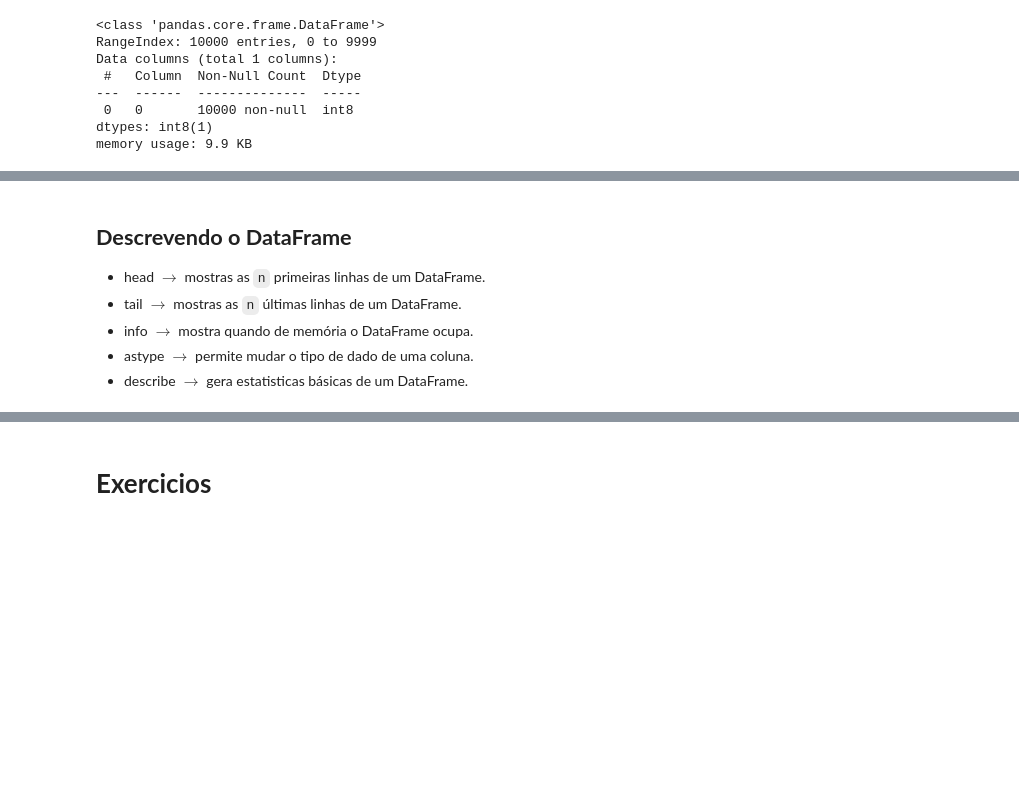
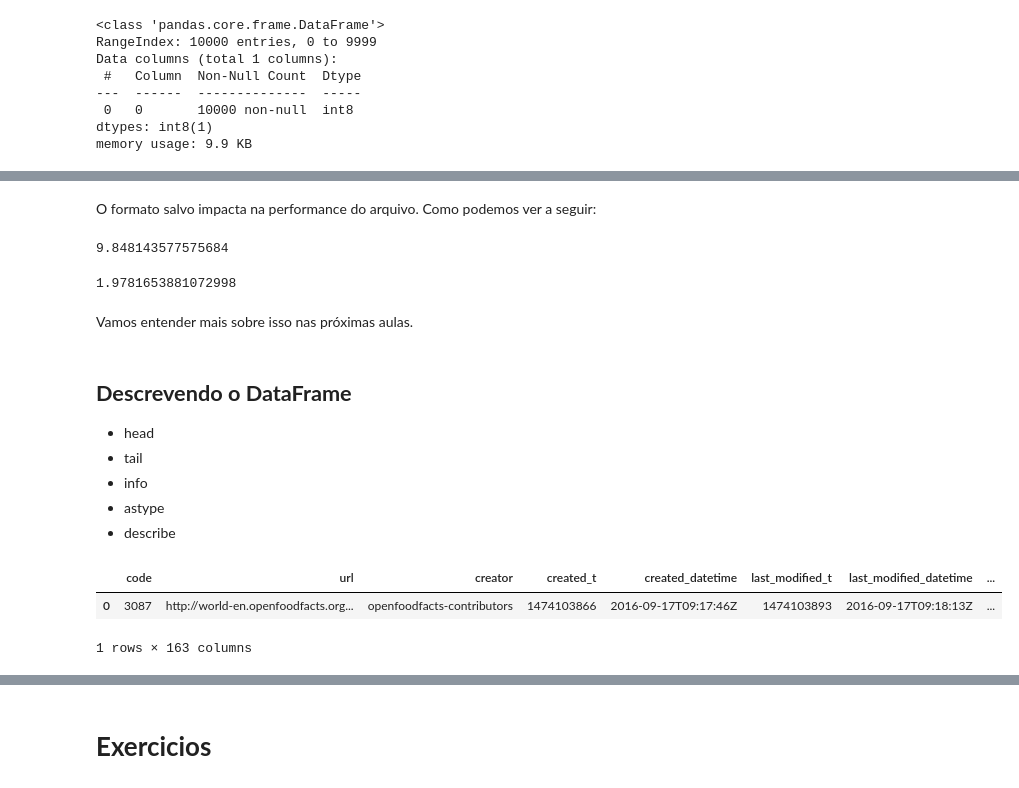
Before and after one commit to rocabrera/curso_ml, a Jupyter notebook: semana_1/intro_pandas_gabarito.ipynb, the cells around one changed output, grey strips where cells are left out. Saved outputs shown, nothing was run; the diff lists cells and outputs as text; code cells hidden in the pictures; blank space fills up the shorter version.

````diff
--- a/semana_1/intro_pandas_gabarito.ipynb
+++ b/semana_1/intro_pandas_gabarito.ipynb
@@ -212,8 +199,35 @@ Está dizendo aqui que o minimo é -128??? mas como assim oq aconteceu??? Vamos
+# %% [markdown]
+O formato salvo impacta na performance do arquivo. Como podemos ver a seguir:
+# %%
+from time import time
+
+tick = time()
+df = pd.read_csv("data/en.openfoodfacts.org.products.tsv", sep="\t", low_memory=False)
+tock = time()
+print(tock - tick)
+# %% [output]
+9.848143577575684
+# %%
+tick = time()
+df = pd.read_parquet("data/en.openfoodfacts.org.products.parquet")
+tock = time()
+print(tock - tick)
+# %% [output]
+1.9781653881072998
+# %% [markdown]
+Vamos entender mais sobre isso nas próximas aulas.
 # %% [markdown]
 ## **Descrevendo o DataFrame**
 
-- head $\rightarrow$ mostras as ```n``` primeiras linhas de um DataFrame.
-- tail $\rightarrow$ mostras as ```n``` últimas linhas de um DataFrame.
-- info $\rightarrow$ mostra quando de memória o DataFrame ocupa.
-- astype $\rightarrow$ permite mudar o tipo de dado de uma coluna.
-- describe $\rightarrow$ gera estatisticas básicas de um DataFrame.
+- head
+- tail
+- info
+- astype
+- describe
+# %%
+# mostras as ```n``` primeiras linhas de um DataFrame.
+df.head(1)
+# %% [output]
+|  | code | url | creator | created_t | created_datetime | last_modified_t | last_modified_datetime | ... |
+| 0 | 3087 | http://world-en.openfoodfacts.org... | openfoodfacts-contributors | 1474103866 | 2016-09-17T09:17:46Z | 1474103893 | 2016-09-17T09:18:13Z | ... |
+1 rows × 163 columns
````
Also changed, not shown: parts of 33 cells of this notebook, 1 other file.
